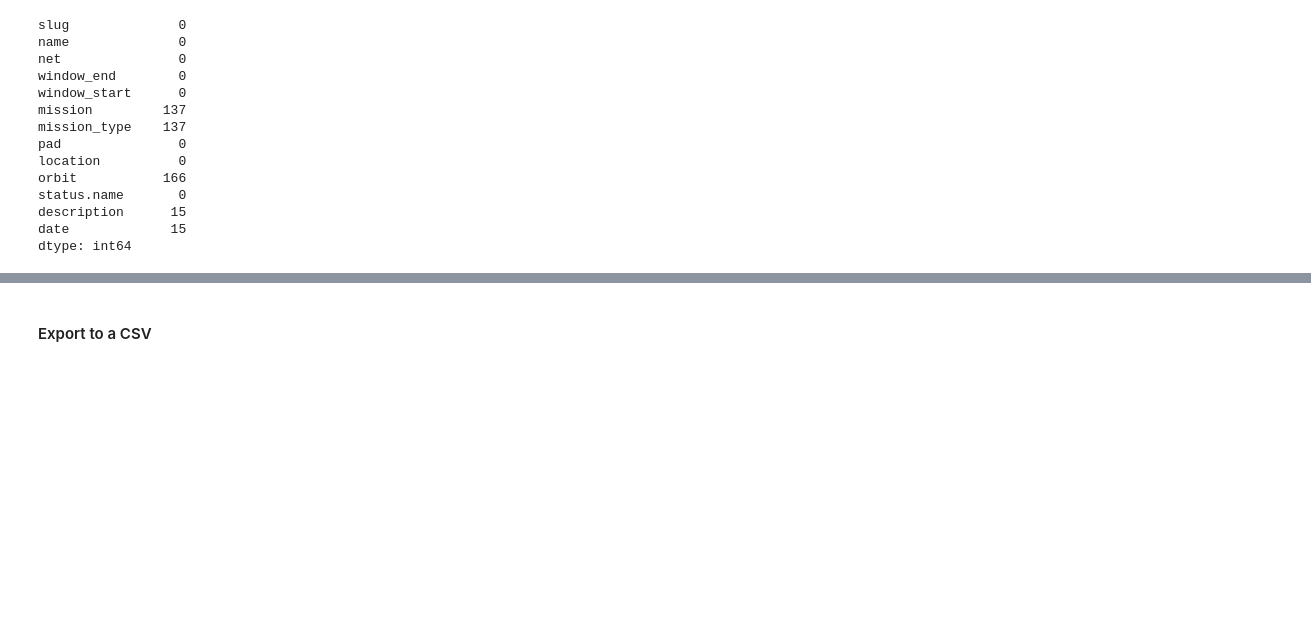
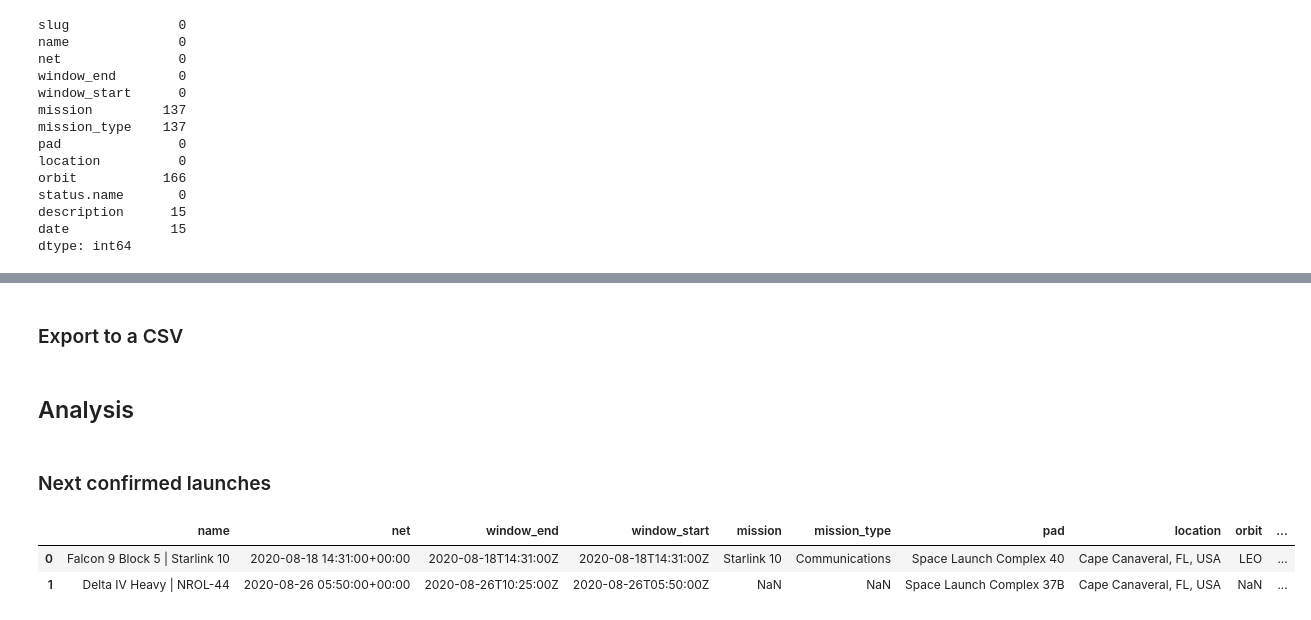
Before and after one commit to ironhack-bcn-data-pt/PR03-project-web, a Jupyter notebook: my-code/main.ipynb, the cells around one changed output, grey strips where cells are left out. Saved outputs shown, nothing was run; the diff lists cells and outputs as text; code cells hidden in the pictures; blank space fills up the shorter version.

```diff
--- a/my-code/main.ipynb
+++ b/my-code/main.ipynb
@@ -321,0 +324,2 @@ dtype: int64
+# %%
+df3.drop(columns=['slug', 'date'], inplace=True)
@@ -322,4 +330,14 @@ dtype: int64
 # %% [markdown]
-#### Export to a CSV
+### Export to a CSV
 # %%
 df3.to_csv('output/merged_data.csv', index=False)
+# %% [markdown]
+## Analysis
+# %% [markdown]
+### Next confirmed launches
+# %%
+df3[df3['status.name']=='Go']
+# %% [output]
+|  | name | net | window_end | window_start | mission | mission_type | pad | location | orbit | ... |
+| 0 | Falcon 9 Block 5 | Starlink 10 | 2020-08-18 14:31:00+00:00 | 2020-08-18T14:31:00Z | 2020-08-18T14:31:00Z | Starlink 10 | Communications | Space Launch Complex 40 | Cape Canaveral, FL, USA | LEO | ... |
+| 1 | Delta IV Heavy | NROL-44 | 2020-08-26 05:50:00+00:00 | 2020-08-26T10:25:00Z | 2020-08-26T05:50:00Z | NaN | NaN | Space Launch Complex 37B | Cape Canaveral, FL, USA | NaN | ... |
```
Also changed, not shown: parts of 15 cells of this notebook, 1 other file.
